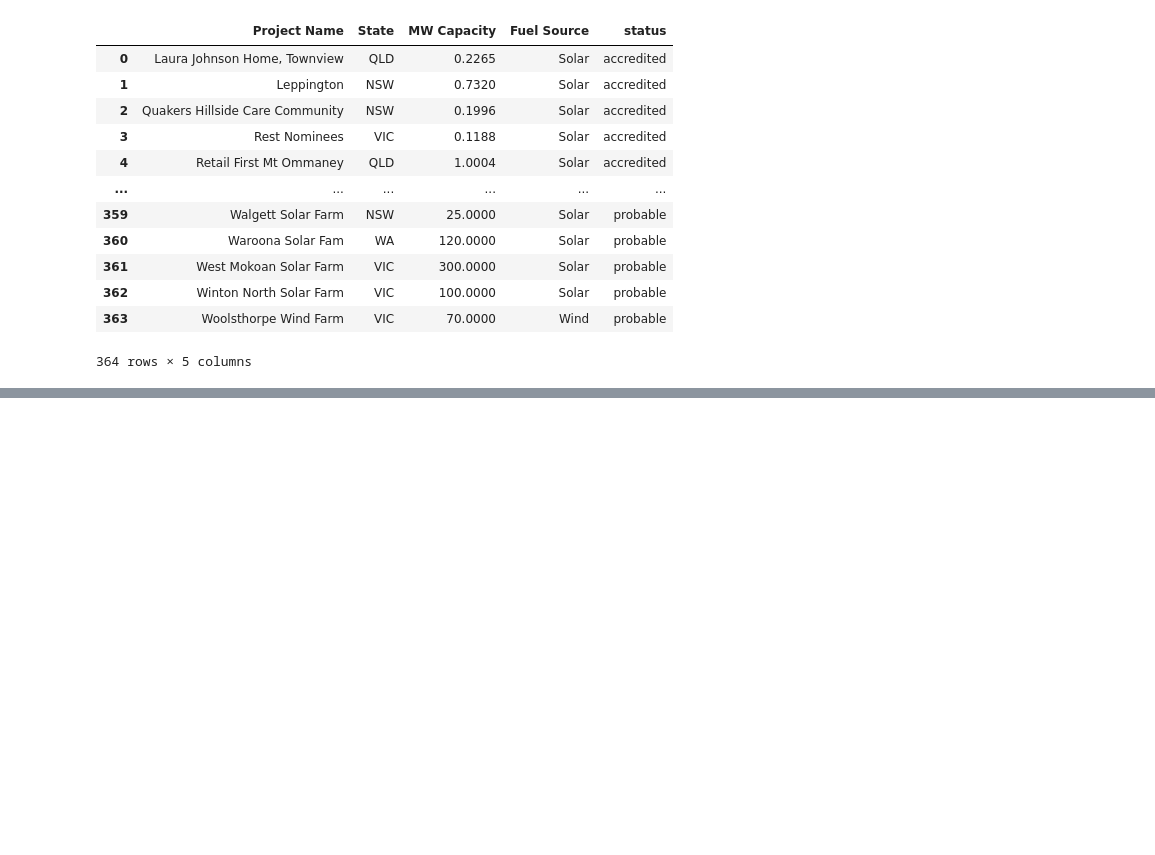
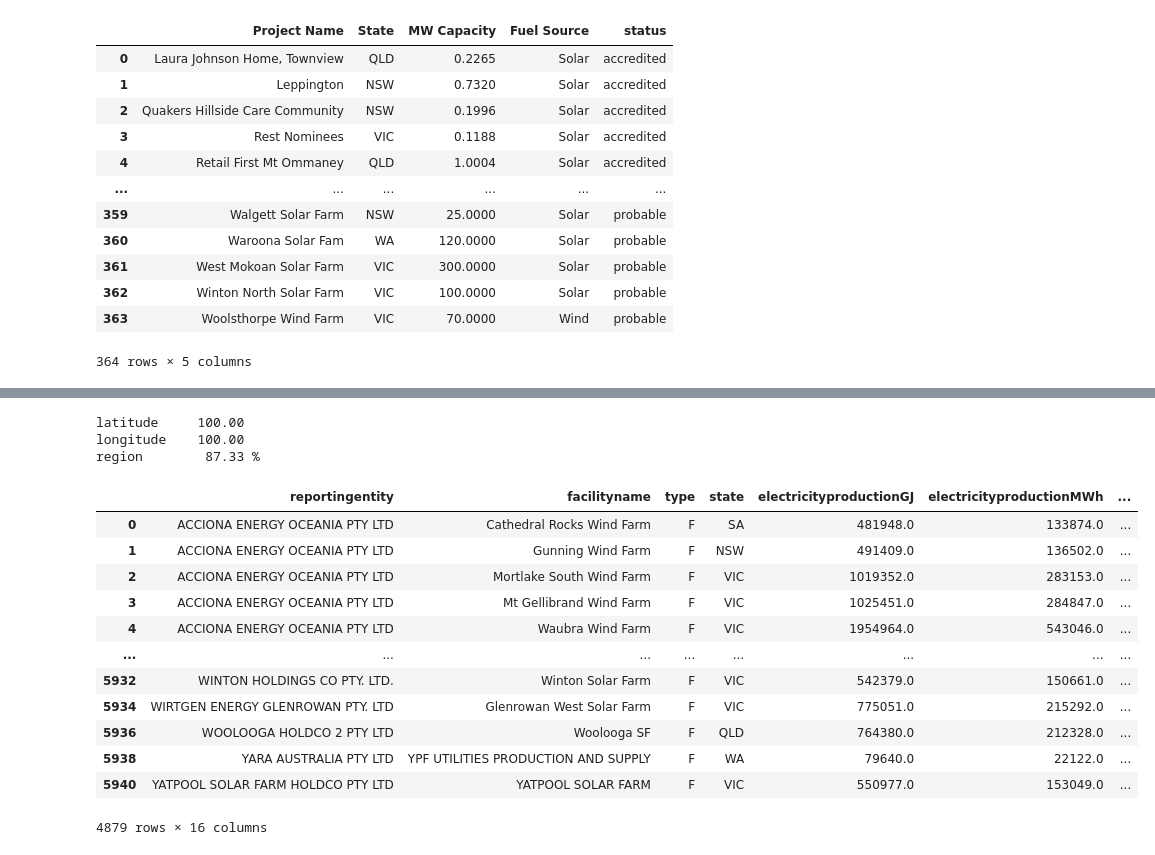
Before and after one commit to joelkurien/COMP5339Assignment, a Jupyter notebook: COMP5339_Ass1.ipynb, the cells around one changed output, grey strips where cells are left out. Cells and saved outputs as stored; diff of their text form; code cells hidden in the pictures; blank space fills up the shorter version.

Commit message:
add augmentation for NGER dataset

```diff
--- a/COMP5339_Ass1.ipynb
+++ b/COMP5339_Ass1.ipynb
@@ -275,6 +275,7 @@ core_summary
 | 363 | Woolsthorpe Wind Farm | VIC | 70.0000 | Wind | probable |
 364 rows × 5 columns
 # %%
+# Augmentation for power stations dataset
 latitudes = []
 longitudes = []
 regions = []
@@ -285,7 +286,7 @@ for addr in tqdm(core_summary["Project Name"] + ", " + core_summary["State"] + "
     latitudes.append(lat)
     longitudes.append(lon)
     regions.append(region)
-    time.sleep(0.2)
+    time.sleep(0.03)
 
 core_summary["latitude"] = latitudes
 core_summary["longitude"] = longitudes
@@ -298,3 +319,45 @@ core_summary
+# %%
+# Augmentation for NGER dataset
+latitudes = []
+longitudes = []
+regions = []
+
+for addr in tqdm(NGER["facilityname"] + ", " + NGER["state"] + ", Australia",
+                 desc="Google Geocoding for NGER", unit="facility"):
+    lat, lon, region = get_coordinates_google(addr)
+    latitudes.append(lat)
+    longitudes.append(lon)
+    regions.append(region)
+    time.sleep(0.03)
+
+NGER["latitude"] = latitudes
+NGER["longitude"] = longitudes
+NGER["region"] = regions
+# %%
+cols = ["latitude", "longitude", "region"]
+success_rate = (NGER[cols].notna().mean() * 100).round(2)
+print(success_rate.to_string() + " %")
+NGER.to_csv("NGER_with_google_coords.csv", index=False)
+# %% [output]
+latitude     100.00
+longitude    100.00
+region        87.33 %
+# %%
+NGER
+# %% [output]
+|  | reportingentity | facilityname | type | state | electricityproductionGJ | electricityproductionMWh | ... |
+| 0 | ACCIONA ENERGY OCEANIA PTY LTD | Cathedral Rocks Wind Farm | F | SA | 481948.0 | 133874.0 | ... |
+| 1 | ACCIONA ENERGY OCEANIA PTY LTD | Gunning Wind Farm | F | NSW | 491409.0 | 136502.0 | ... |
+| 2 | ACCIONA ENERGY OCEANIA PTY LTD | Mortlake South Wind Farm | F | VIC | 1019352.0 | 283153.0 | ... |
+| 3 | ACCIONA ENERGY OCEANIA PTY LTD | Mt Gellibrand Wind Farm | F | VIC | 1025451.0 | 284847.0 | ... |
+| 4 | ACCIONA ENERGY OCEANIA PTY LTD | Waubra Wind Farm | F | VIC | 1954964.0 | 543046.0 | ... |
+| ... | ... | ... | ... | ... | ... | ... | ... |
+| 5932 | WINTON HOLDINGS CO PTY. LTD. | Winton Solar Farm | F | VIC | 542379.0 | 150661.0 | ... |
+| 5934 | WIRTGEN ENERGY GLENROWAN PTY. LTD | Glenrowan West Solar Farm | F | VIC | 775051.0 | 215292.0 | ... |
+| 5936 | WOOLOOGA HOLDCO 2 PTY LTD | Woolooga SF | F | QLD | 764380.0 | 212328.0 | ... |
+| 5938 | YARA AUSTRALIA PTY LTD | YPF UTILITIES PRODUCTION AND SUPPLY | F | WA | 79640.0 | 22122.0 | ... |
+| 5940 | YATPOOL SOLAR FARM HOLDCO PTY LTD | YATPOOL SOLAR FARM | F | VIC | 550977.0 | 153049.0 | ... |
+4879 rows × 16 columns
 # %%
 # ABS Data by Regions: Economy and industry, ASGS and LGA, 2011, 2016-2024
 webpage = requests.get("https://www.abs.gov.au/methodologies/data-region-methodology/2011-24#data-downloads").text
```
Also changed, not shown: parts of 2 cells of this notebook.
